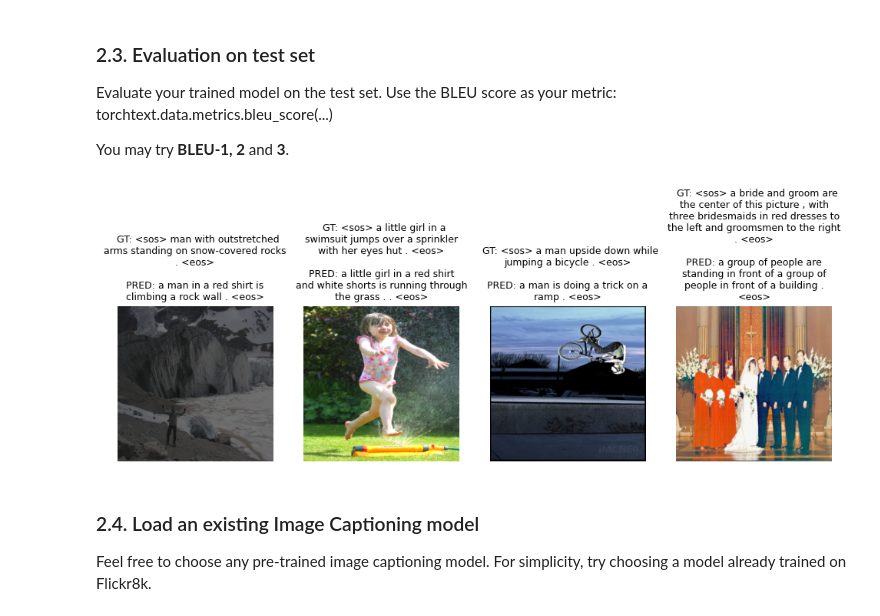
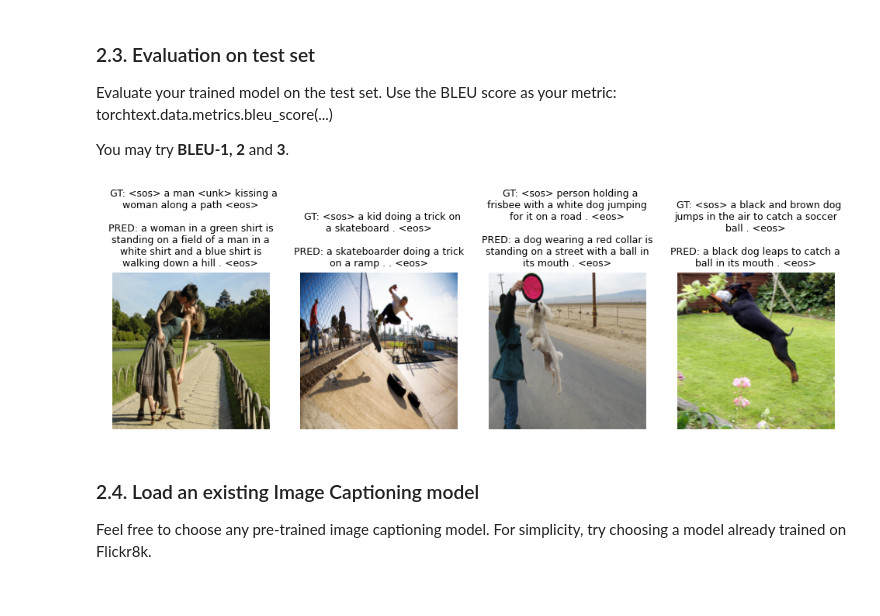
Before and after one commit to liviuflo/dnd-assignment2, a Jupyter notebook: DND_Assignment_2_24_25_1.ipynb, the cells around one changed output. Cells and saved outputs as stored; diff of their text form; code cells hidden in the pictures.

```diff
--- a/DND_Assignment_2_24_25_1.ipynb
+++ b/DND_Assignment_2_24_25_1.ipynb
@@ -345,7 +345,8 @@ ENC_IMAGE_SIZE = (14, 14)
 class Encoder(nn.Module):
     def __init__(self):
         super(Encoder, self).__init__()
-        resnet = models.resnet50(weights=models.ResNet50_Weights.IMAGENET1K_V2)
+        # resnet = models.resnet50(weights=models.ResNet50_Weights.IMAGENET1K_V2)
+        resnet = models.resnet152(weights=models.ResNet152_Weights.IMAGENET1K_V2)
 
         wanted_layers = list(resnet.children())[:-2]
         self.backbone = nn.Sequential(*wanted_layers)
@@ -361,8 +362,12 @@ class Encoder(nn.Module):
     def forward(self, images):
         x = self.backbone(images)
 
+        # print("BACKBONE OUTPUT:", x.shape)
+
         # adaptive pooling to obtain features of desired size
         x = self.adaptive_pool(x)
+
+        # print("adap output:", x.shape)
 
         x = x.permute(0, 2, 3, 1)  # place encoding dimension at the end
 
@@ -428,6 +433,9 @@ class Decoder(nn.Module):
         self.fc = nn.Linear(decoder_dim, vocab_size)
         self.dropout = nn.Dropout(p=dropout)
 
+        self.f_beta = nn.Linear(decoder_dim, encoder_dim)
+        self.sigmoid = nn.Sigmoid()
+
     def train(self, mode=True):
         super().train(mode)
         self.attention.train(mode)
@@ -481,7 +489,10 @@ class Decoder(nn.Module):
                 emb = self.emb(pred_caps.clone())[:, -1, :]
                 tf_or_not.append(0)
 
-            lstm_input = torch.cat([emb, context], dim=1)
+            gate = self.sigmoid(self.f_beta(h))
+            gated_context = gate * context
+
+            lstm_input = torch.cat([emb, gated_context], dim=1)
             h, c = self.lstm_cell(lstm_input, (h, c))
 
             preds = self.fc(self.dropout(h))
@@ -570,8 +581,10 @@ class Decoder(nn.Module):
 
             context, _ = self.attention(beam_features, h)
 
-            lstm_input = torch.cat([embeddings, context], dim=1)
+            gate = self.sigmoid(self.f_beta(h))
+            gated_context = gate * context
 
+            lstm_input = torch.cat([embeddings, gated_context], dim=1)
             h, c = self.lstm_cell(lstm_input, (h, c))
 
             # raw scores = word scores corresponding to k parallel predictions
@@ -1013,9 +1026,6 @@ def train_model(
             #     # Use half of the batches, at random
             #     continue
 
-            images.to(device)
-            captions.to(device)
-
             # zero the parameter gradients for each batch
             optimizer.zero_grad()
 
@@ -1063,7 +1073,7 @@ def train_model(
                     captions.to(device),
                     all_captions,
                     loss_fn,
-                    teacher_forcing_p=0,
+                    teacher_forcing_p=1,
                 )
 
                 for loss_hist, loss in zip(val_losses, losses):
@@ -1121,10 +1131,10 @@ def train_model(
 
 
 EMBEDDING_SIZE = 256
-ATTENTION_DIM = 256
-DECODER_DIM = 256
+ATTENTION_DIM = 512
+DECODER_DIM = 512
 
-DROPOUT = 0.1
+DROPOUT = 0.3
 
 model = ImageCaptioningModel(
     EMBEDDING_SIZE, len(VOCAB.get_itos()), ATTENTION_DIM, DECODER_DIM, DROPOUT
@@ -1135,7 +1145,7 @@ LOSS_FN = nn.CrossEntropyLoss(ignore_index=VOCAB[PAD])
 optimizer = optim.Adam(model.parameters(), lr=5e-4)
 # scheduler = optim.lr_scheduler.ExponentialLR(optimizer, gamma=0.98)
 scheduler = optim.lr_scheduler.ReduceLROnPlateau(optimizer, mode="max", patience=2)
-TRAIN_TF_PROB = StepScheduler(initial_value=1, gamma=0.995, step_size=5)
+TRAIN_TF_PROB = StepScheduler(initial_value=1, gamma=0.9, step_size=5)
 
 losses, metrics = train_model(
     model,
@@ -1145,7 +1155,7 @@ losses, metrics = train_model(
     scheduler=scheduler,
     loss_fn=LOSS_FN,
     num_epochs=200,
-    early_stopping_threshold=5,
+    early_stopping_threshold=10,
     train_tf_prob=TRAIN_TF_PROB,
 )
 
@@ -1231,36 +1246,36 @@ def predict_on_dataset(model: ImageCaptioningModel, ds, wanted_images):
             image_tensor, gt_caption, _ = ds[sample_id]
 
             images = image_tensor.unsqueeze(0)
             gt_captions = gt_caption.unsqueeze(0)
 
             preds, captions, _ = model.forward(
                 images.to(device),  # gt_captions.to(device)
             )
 
             pred_caption = decode_caption(captions[0], VOCAB)
             pred_caption = pred_caption.replace(PAD, "")
 
             image = denormalize(image_tensor).numpy()
             image = np.transpose(image, (1, 2, 0))
             image[image > 1] = 1
 
             text_gt = "  GT: " + decode_caption(gt_caption, ds.vocab)
             wrapped_text_gt = "\n".join(wrap(text_gt, width=35))
 
             text_pred = "PRED: " + pred_caption
             wrapped_text_pred = "\n".join(wrap(text_pred, width=35))
 
             title = wrapped_text_gt + "\n\n" + wrapped_text_pred
 
             axs[i].imshow(image)
             axs[i].axis("off")
             axs[i].set_title(title, fontsize=9)
 
 
-predict_on_dataset(model, train_dataset, wanted_images=4)
-# predict_on_dataset(model, test_dataset, wanted_images=4)
+# predict_on_dataset(model, train_dataset, wanted_images=4)
+predict_on_dataset(model, test_dataset, wanted_images=4)
 # %% [output]
-[figure, old version]
+[figure, new version]
 # %% [markdown]
 ### 2.4. Load an existing Image Captioning model
 
```
Also changed, not shown: parts of 2 cells of this notebook, 2 other files.
